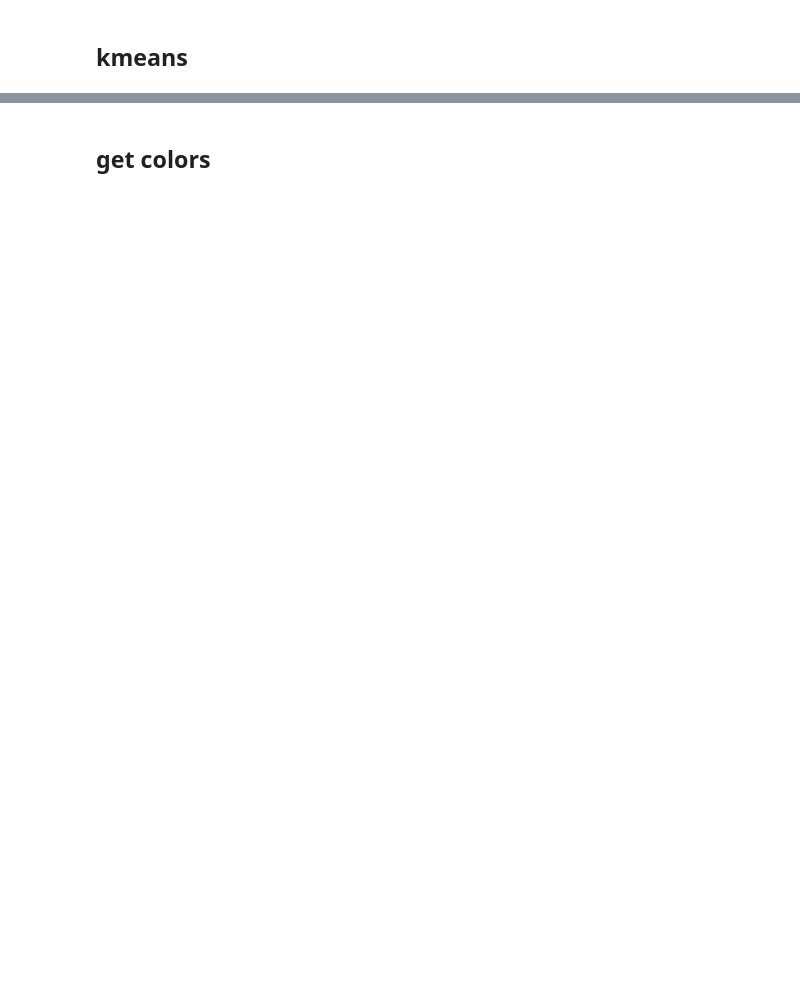
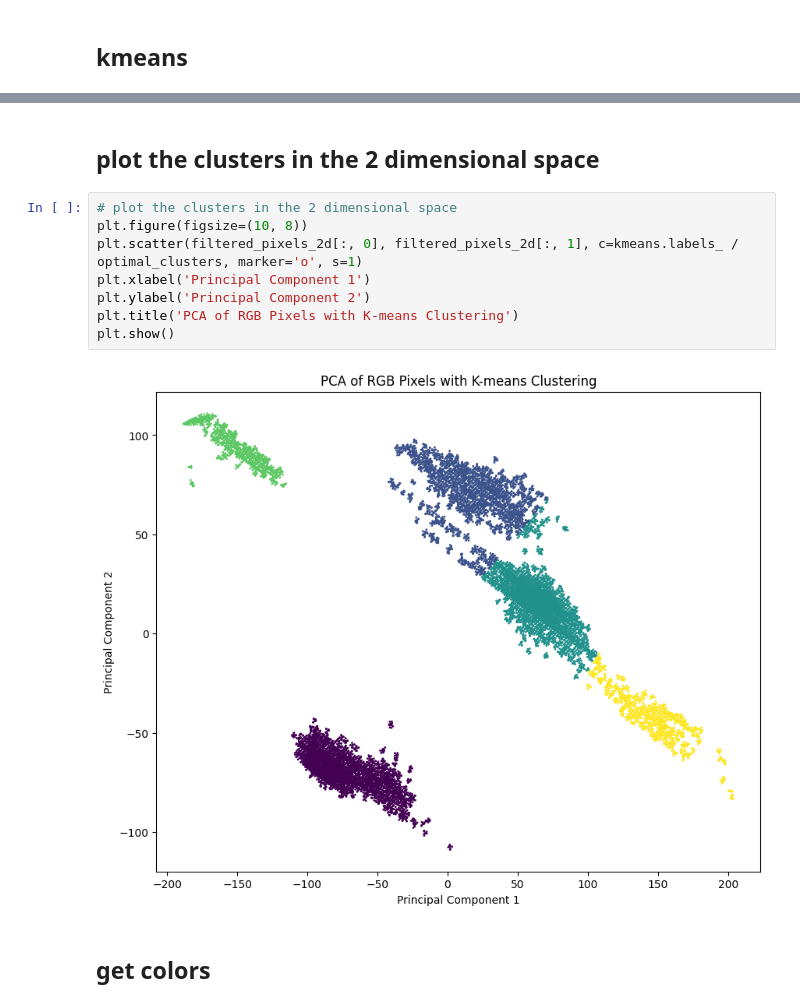
Before and after one commit to Timo1024/stamps, a Jupyter notebook: src/server/image_color_detection/pca_color_detection.ipynb, the cells around one changed output, grey strips where cells are left out. Cells and saved outputs as stored; diff of their text form; blank space fills up the shorter version.

```diff
--- a/src/server/image_color_detection/pca_color_detection.ipynb
+++ b/src/server/image_color_detection/pca_color_detection.ipynb
@@ -86,6 +121,18 @@ kmeans.fit(filtered_pixels_rgb)
 # kmeans.fit(pixels)
 # %% [output]
 KMeans(n_clusters=5)
+# %% [markdown]
+## plot the clusters in the 2 dimensional space
+# %%
+# plot the clusters in the 2 dimensional space
+plt.figure(figsize=(10, 8))
+plt.scatter(filtered_pixels_2d[:, 0], filtered_pixels_2d[:, 1], c=kmeans.labels_ / optimal_clusters, marker='o', s=1)
+plt.xlabel('Principal Component 1')
+plt.ylabel('Principal Component 2')
+plt.title('PCA of RGB Pixels with K-means Clustering')
+plt.show()
+# %% [output]
+[figure, added]
 # %% [markdown]
 ## get colors
 # %%
```
Also changed, not shown: parts of 7 cells of this notebook.
